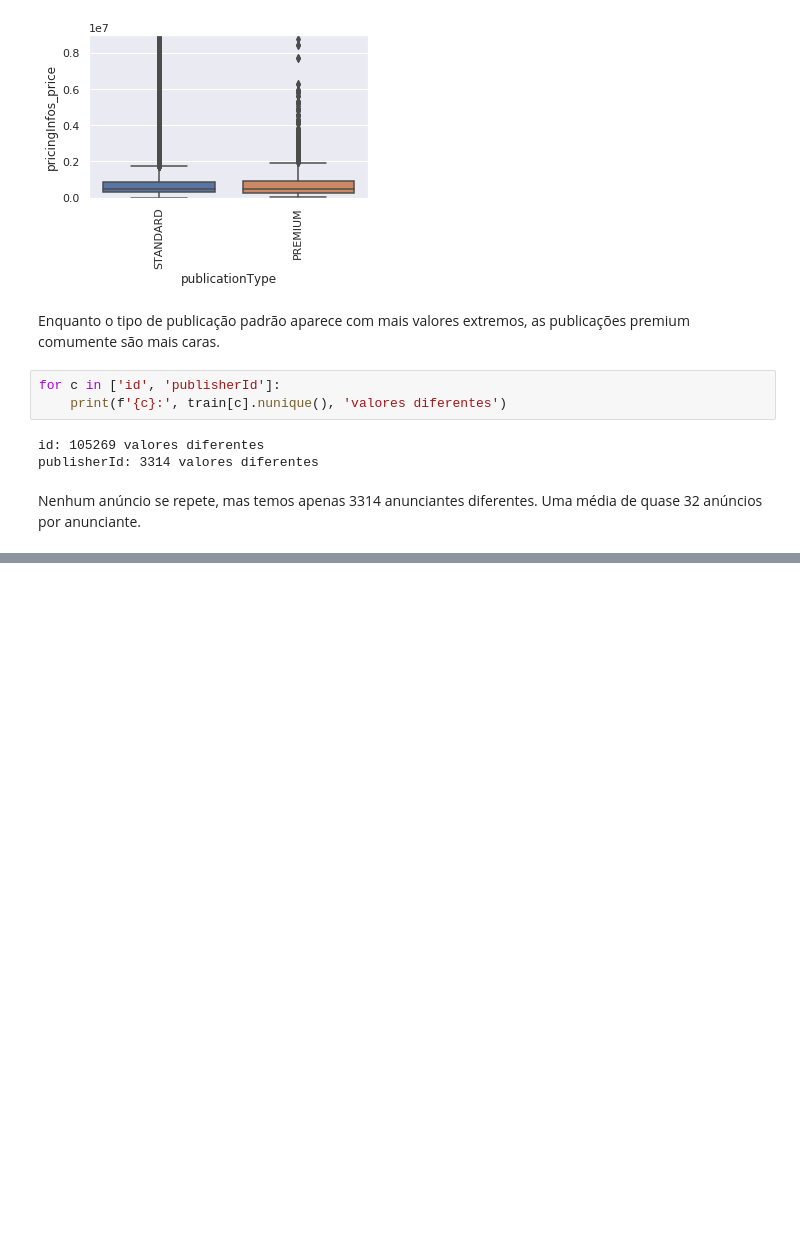
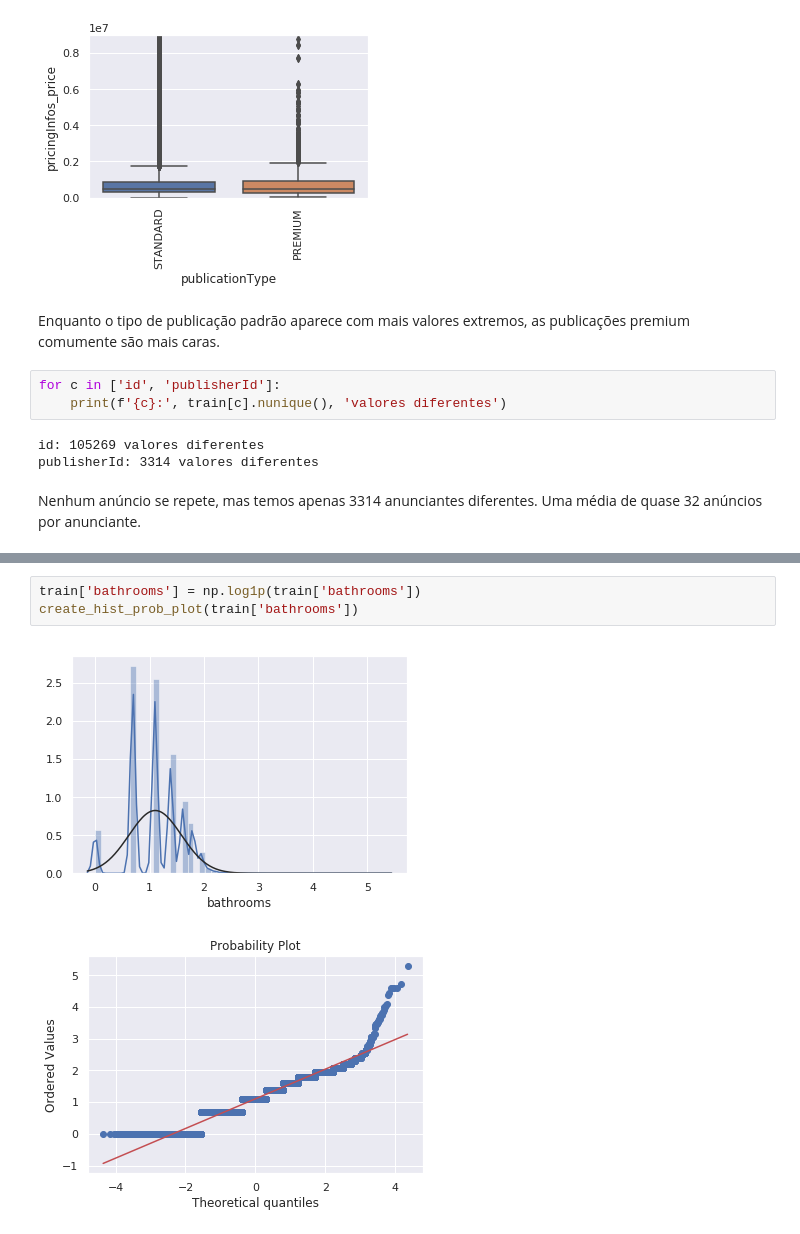
Before and after one commit to raphalencar/ml_apartment_price_advanced_regression_techniques, a Jupyter notebook: data-science-challenge.ipynb, the cells around one changed output, grey strips where cells are left out. Drawn from its saved outputs; the diff is of its cells as text; blank space fills up the shorter version.

```diff
--- a/data-science-challenge.ipynb
+++ b/data-science-challenge.ipynb
@@ -1050,0 +1113,6 @@ Nenhum anúncio se repete, mas temos apenas 3314 anunciantes diferentes. Uma mé
+# %%
+train['bathrooms'] = np.log1p(train['bathrooms'])
+create_hist_prob_plot(train['bathrooms'])
+# %% [output]
+[figure, added]
+[figure, added]
```
Also changed, not shown: parts of 26 cells of this notebook.
